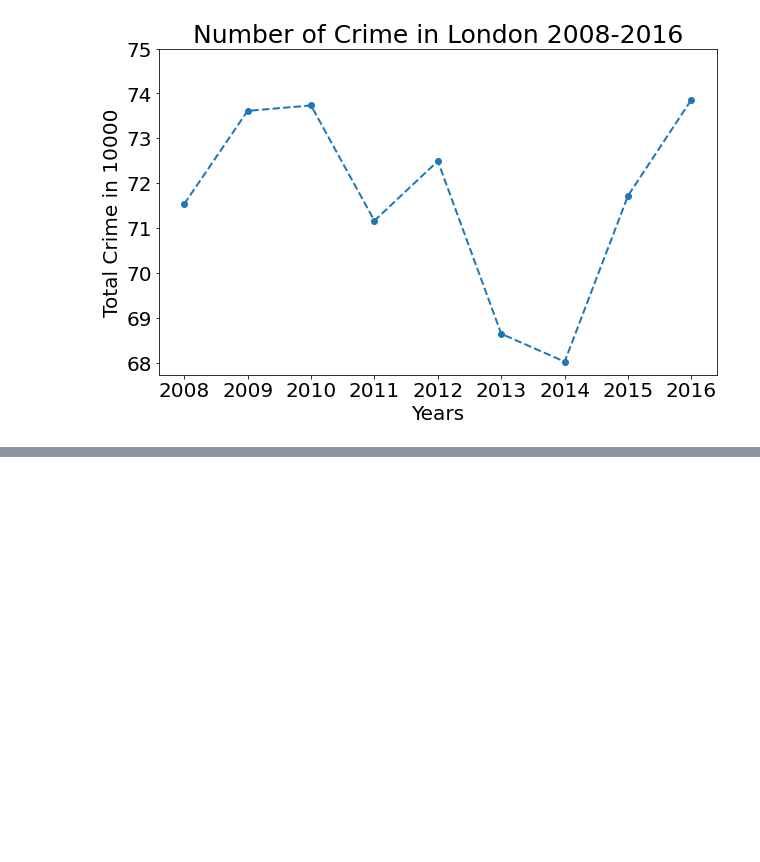
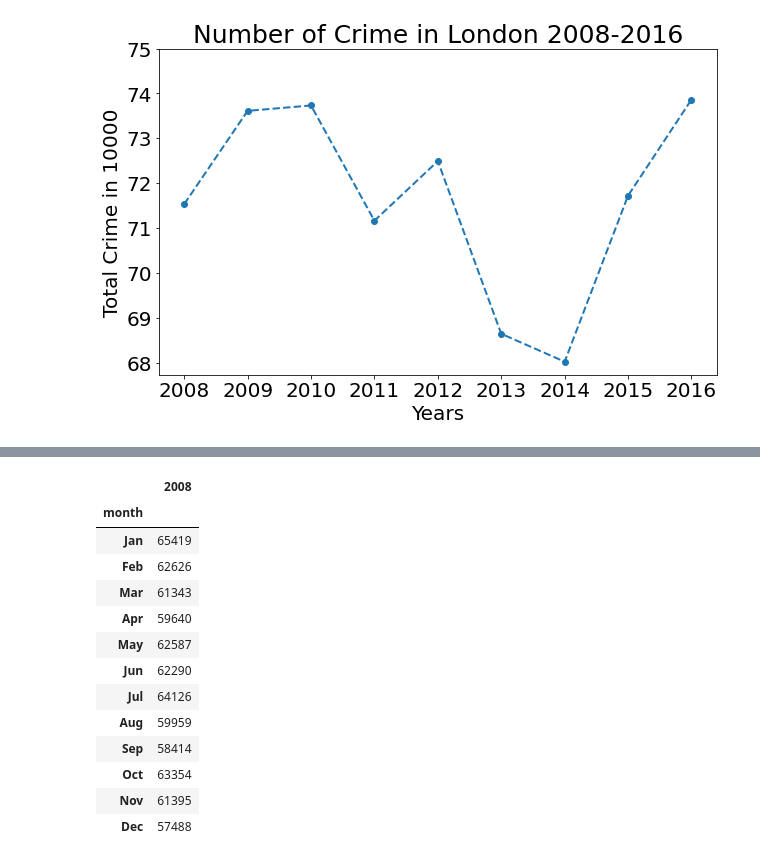
Before and after one commit to ainajefelina/Studi-Independen, a Jupyter notebook: Assignment 1/PYTN_Assgn_1_PYTNKS02_003_Aina Jefelina Nuur.ipynb, the cells around one changed output, grey strips where cells are left out. Cells and saved outputs as stored; diff of their text form; code cells hidden in the pictures; blank space fills up the shorter version.

```diff
--- a/Assignment 1/PYTN_Assgn_1_PYTNKS02_003_Aina Jefelina Nuur.ipynb
+++ b/Assignment 1/PYTN_Assgn_1_PYTNKS02_003_Aina Jefelina Nuur.ipynb
@@ -190,0 +226,27 @@ plt.show()
+# %%
+year2008=df_london_crime.loc[df_london_crime['year']==2016]
+months2008=year2008['month'].unique()
+months2008.sort()
+sum_month2008=year2008.groupby(['month']).sum()
+months2008_val=sum_month2008['value'].to_numpy()
+months2008_val
+# %%
+months=pd.Series(['Jan','Feb','Mar','Apr','May','Jun','Jul','Aug','Sep','Oct','Nov','Dec'])
+df_crime_per_month=pd.DataFrame({'month':months, '2008':months2008_val})
+df_crime_per_month.set_index('month', inplace=True)
+df_crime_per_month
+# %% [output]
+|  | 2008 |
+| month |  |
+| Jan | 65419 |
+| Feb | 62626 |
+| Mar | 61343 |
+| Apr | 59640 |
+| May | 62587 |
+| Jun | 62290 |
+| Jul | 64126 |
+| Aug | 59959 |
+| Sep | 58414 |
+| Oct | 63354 |
+| Nov | 61395 |
+| Dec | 57488 |
```
Also changed, not shown: parts of 13 cells of this notebook, 1 other file.
